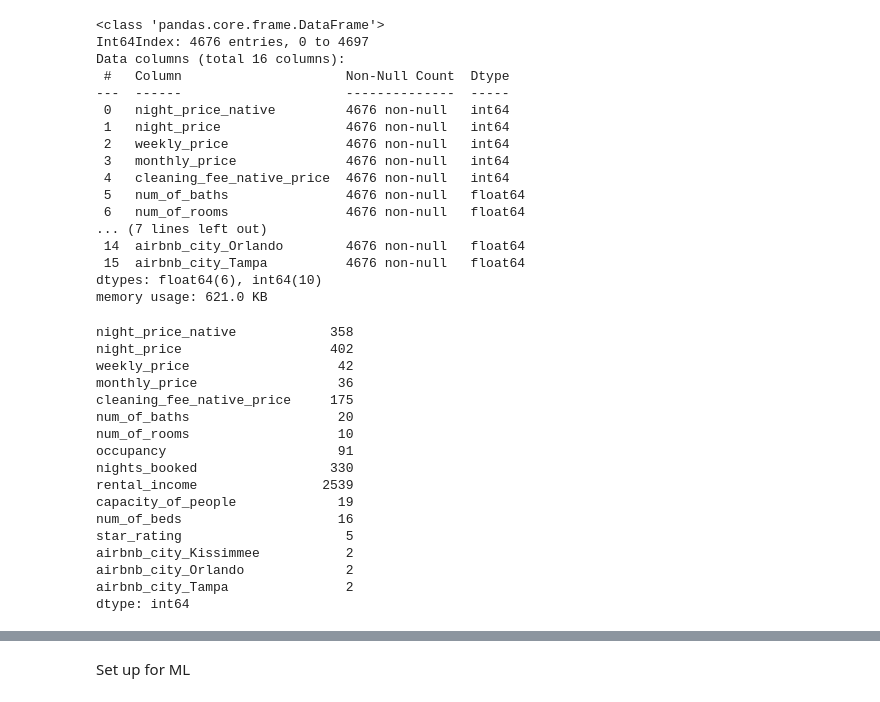
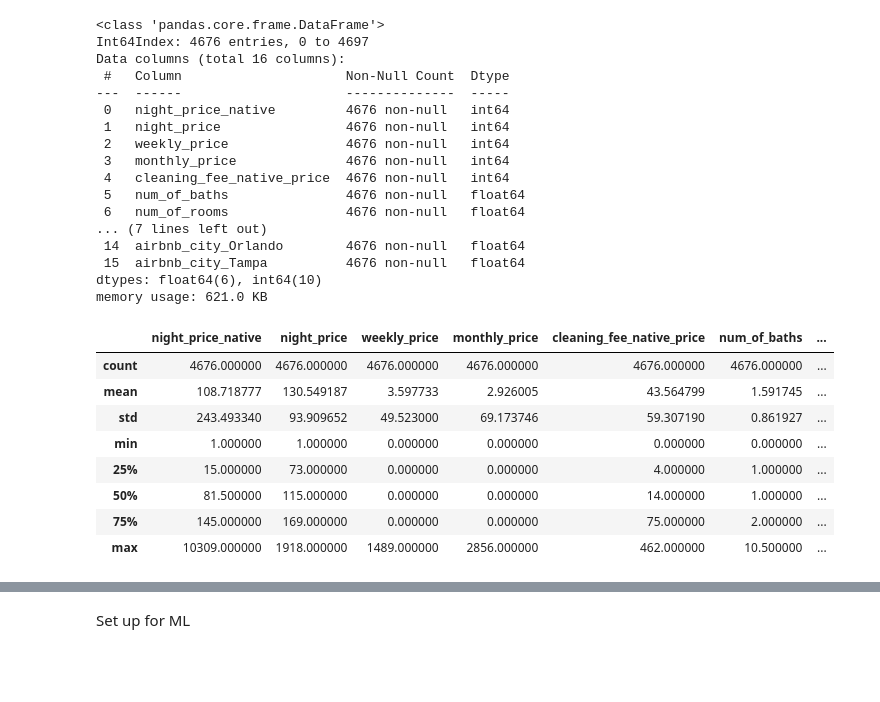
Before and after one commit to Knicks2020/AirBnb-Final-Project, a Jupyter notebook: Machine-Learning/Final_ML.ipynb, the cells around one changed output, grey strips where cells are left out. Cells and saved outputs as stored; diff of their text form; code cells hidden in the pictures; blank space fills up the shorter version.

```diff
--- a/Machine-Learning/Final_ML.ipynb
+++ b/Machine-Learning/Final_ML.ipynb
@@ -270,22 +270,14 @@ Data columns (total 16 columns):
 dtypes: float64(6), int64(10)
 memory usage: 621.0 KB
 # %%
-dfClean.nunique()
+dfClean.describe()
 # %% [output]
-night_price_native            358
-night_price                   402
-weekly_price                   42
-monthly_price                  36
-cleaning_fee_native_price     175
-num_of_baths                   20
-num_of_rooms                   10
-occupancy                      91
-nights_booked                 330
-rental_income                2539
-capacity_of_people             19
-num_of_beds                    16
-star_rating                     5
-airbnb_city_Kissimmee           2
-airbnb_city_Orlando             2
-airbnb_city_Tampa               2
-dtype: int64
+|  | night_price_native | night_price | weekly_price | monthly_price | cleaning_fee_native_price | num_of_baths | ... |
+| count | 4676.000000 | 4676.000000 | 4676.000000 | 4676.000000 | 4676.000000 | 4676.000000 | ... |
+| mean | 108.718777 | 130.549187 | 3.597733 | 2.926005 | 43.564799 | 1.591745 | ... |
+| std | 243.493340 | 93.909652 | 49.523000 | 69.173746 | 59.307190 | 0.861927 | ... |
+| min | 1.000000 | 1.000000 | 0.000000 | 0.000000 | 0.000000 | 0.000000 | ... |
+| 25% | 15.000000 | 73.000000 | 0.000000 | 0.000000 | 4.000000 | 1.000000 | ... |
+| 50% | 81.500000 | 115.000000 | 0.000000 | 0.000000 | 14.000000 | 1.000000 | ... |
+| 75% | 145.000000 | 169.000000 | 0.000000 | 0.000000 | 75.000000 | 2.000000 | ... |
+| max | 10309.000000 | 1918.000000 | 1489.000000 | 2856.000000 | 462.000000 | 10.500000 | ... |
```
Also changed, not shown: parts of 5 cells of this notebook, 2 other files.
